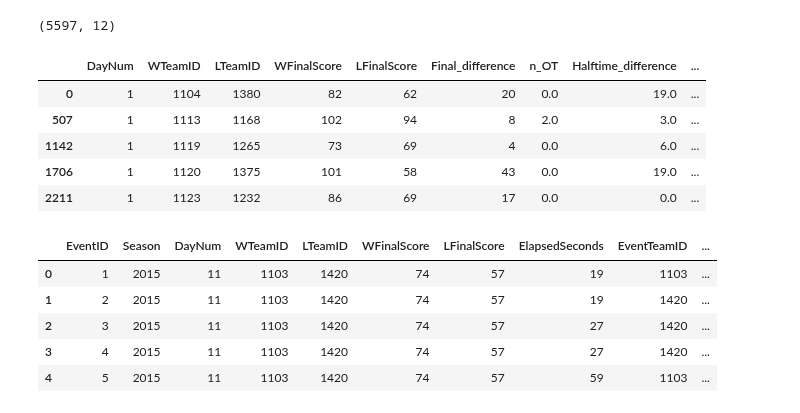
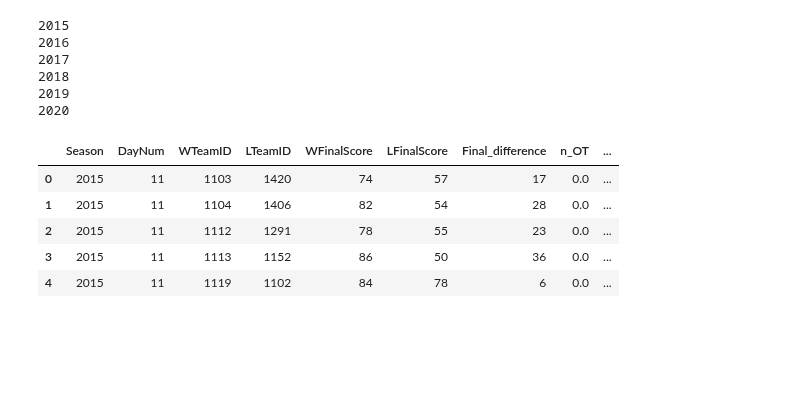
Before and after one commit to lucabasa/kaggle_competitions, a Jupyter notebook: marc_madness/07_events.ipynb, the cells around one changed output. Saved outputs shown, nothing was run; the diff lists cells and outputs as text; code cells hidden in the pictures; blank space fills up the shorter version.

```diff
--- a/marc_madness/07_events.ipynb
+++ b/marc_madness/07_events.ipynb
@@ -135,35 +217,29 @@ df_2019.head()
-# %%
-test = df_2019[['DayNum', 'WTeamID', 'LTeamID', 'WFinalScore', 'LFinalScore', 'Final_difference',
-                'n_OT', 'Halftime_difference', '3mins_difference', 'game_lc', 'half2_lc', 'crunchime_lc']].drop_duplicates()
-
-print(test.shape)
-
-test.head()
-# %% [output]
-(5597, 12)
-|  | DayNum | WTeamID | LTeamID | WFinalScore | LFinalScore | Final_difference | n_OT | Halftime_difference | ... |
-| 0 | 1 | 1104 | 1380 | 82 | 62 | 20 | 0.0 | 19.0 | ... |
-| 507 | 1 | 1113 | 1168 | 102 | 94 | 8 | 2.0 | 3.0 | ... |
-| 1142 | 1 | 1119 | 1265 | 73 | 69 | 4 | 0.0 | 6.0 | ... |
-| 1706 | 1 | 1120 | 1375 | 101 | 58 | 43 | 0.0 | 19.0 | ... |
-| 2211 | 1 | 1123 | 1232 | 86 | 69 | 17 | 0.0 | 0.0 | ... |
 # %%
-files = ['2015', '2016', '2017', '2018', '2019']
 all_events = []
 
-for year in np.arange(2015, 2020):
+for year in np.arange(2015, 2021):
+    print(year)
     df = pd.read_csv(f'data/raw_men/MEvents{year}.csv')
     df = make_scores(df)
     df = quarter_score(df)
+    df = lead_changes(df)
+    df = event_count(df)
     all_events.append(df)
+    gc.collect()
 
 all_events = pd.concat(all_events, ignore_index=True)
 
 all_events.head()
 # %% [output]
+2015
+2016
+2017
+2018
+2019
+2020
-|  | EventID | Season | DayNum | WTeamID | LTeamID | WFinalScore | LFinalScore | ElapsedSeconds | EventTeamID | ... |
-| 0 | 1 | 2015 | 11 | 1103 | 1420 | 74 | 57 | 19 | 1103 | ... |
-| 1 | 2 | 2015 | 11 | 1103 | 1420 | 74 | 57 | 19 | 1420 | ... |
-| 2 | 3 | 2015 | 11 | 1103 | 1420 | 74 | 57 | 27 | 1420 | ... |
-| 3 | 4 | 2015 | 11 | 1103 | 1420 | 74 | 57 | 27 | 1420 | ... |
-| 4 | 5 | 2015 | 11 | 1103 | 1420 | 74 | 57 | 59 | 1103 | ... |
+|  | Season | DayNum | WTeamID | LTeamID | WFinalScore | LFinalScore | Final_difference | n_OT | ... |
+| 0 | 2015 | 11 | 1103 | 1420 | 74 | 57 | 17 | 0.0 | ... |
+| 1 | 2015 | 11 | 1104 | 1406 | 82 | 54 | 28 | 0.0 | ... |
+| 2 | 2015 | 11 | 1112 | 1291 | 78 | 55 | 23 | 0.0 | ... |
+| 3 | 2015 | 11 | 1113 | 1152 | 86 | 50 | 36 | 0.0 | ... |
+| 4 | 2015 | 11 | 1119 | 1102 | 84 | 78 | 6 | 0.0 | ... |
```
Also changed, not shown: parts of 6 cells of this notebook.
